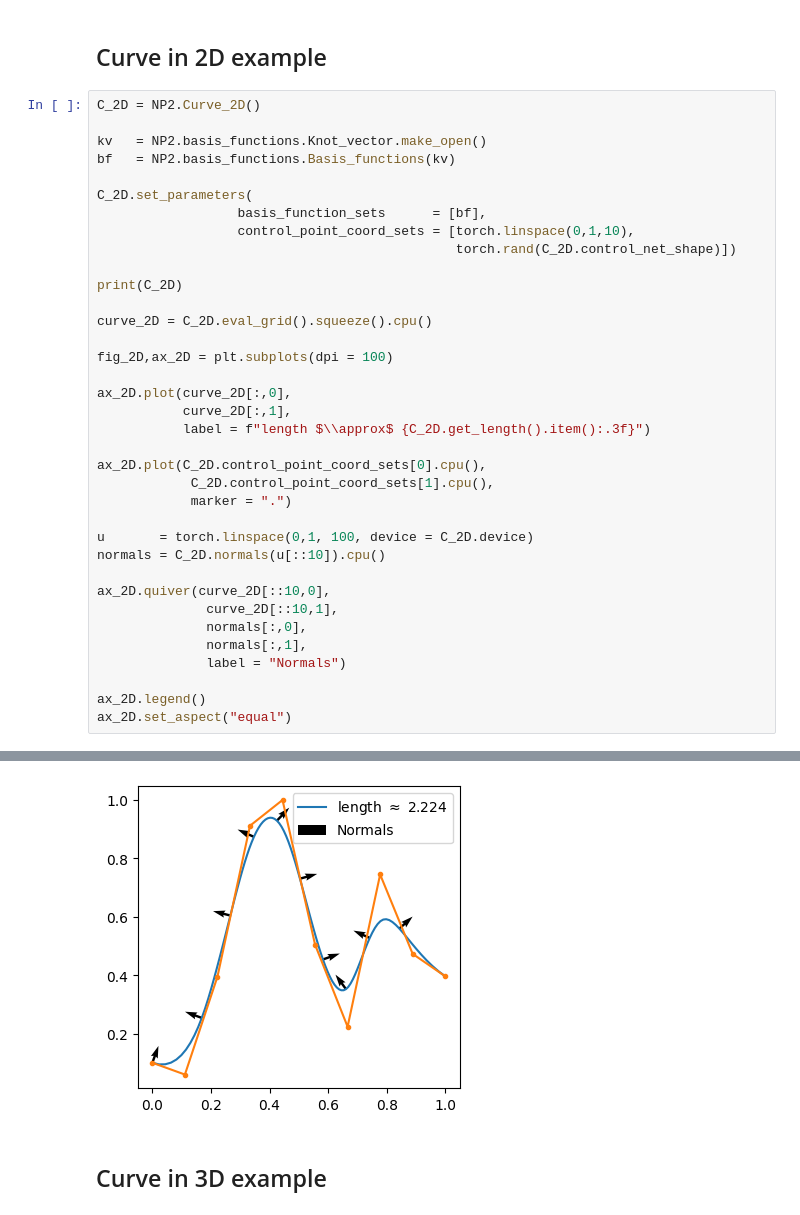
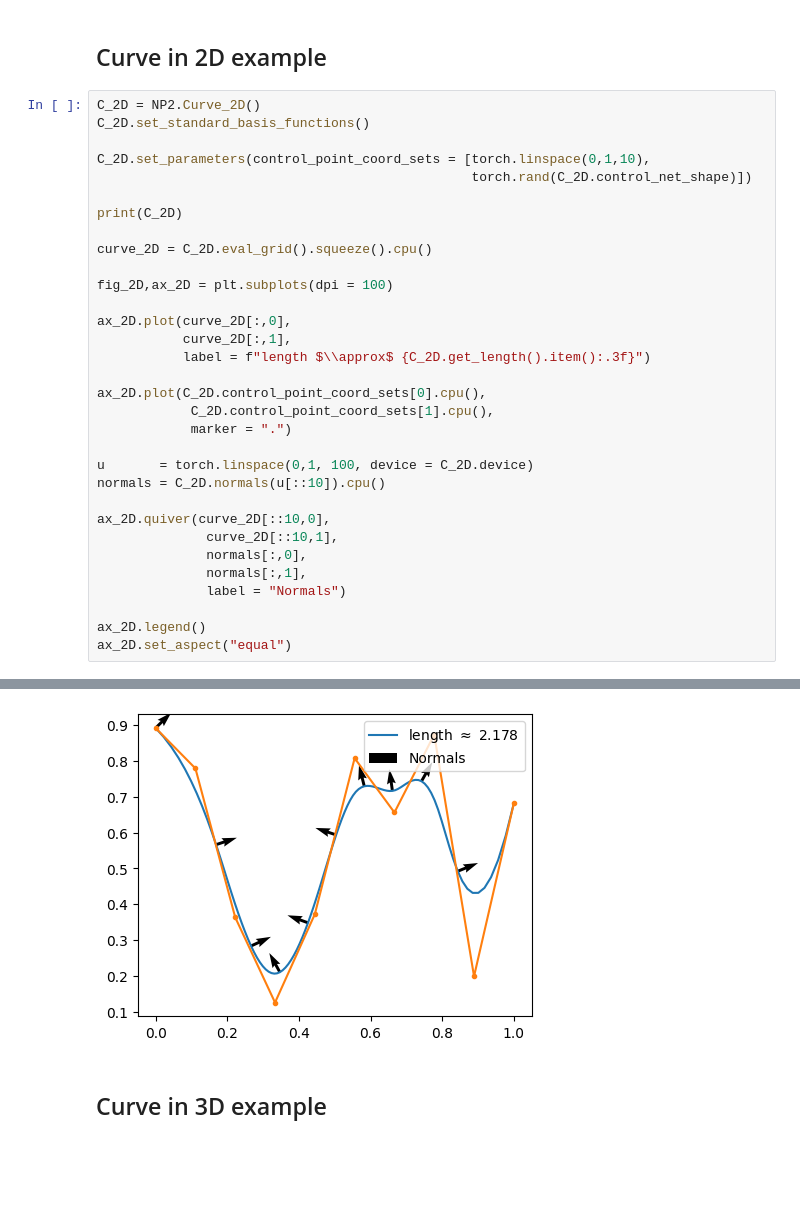
Before and after one commit to SouthEndMusic/NURBS_PyTorch, a Jupyter notebook: Examples_simple.ipynb, the cells around one changed output, grey strips where cells are left out. Drawn from its saved outputs; the diff is of its cells as text; blank space fills up the shorter version.

```diff
--- a/Examples_simple.ipynb
+++ b/Examples_simple.ipynb
@@ -9,14 +9,10 @@ import matplotlib.pyplot as plt
 ## Curve in 2D example
 # %%
 C_2D = NP2.Curve_2D()
+C_2D.set_standard_basis_functions()
 
-kv   = NP2.basis_functions.Knot_vector.make_open()
-bf   = NP2.basis_functions.Basis_functions(kv)
-
-C_2D.set_parameters(
-                  basis_function_sets      = [bf],
-                  control_point_coord_sets = [torch.linspace(0,1,10),
-                                              torch.rand(C_2D.control_net_shape)])
+C_2D.set_parameters(control_point_coord_sets = [torch.linspace(0,1,10),
+                                                torch.rand(C_2D.control_net_shape)])
 
 print(C_2D)
 
@@ -33,34 +29,34 @@ ax_2D.plot(C_2D.control_point_coord_sets[0].cpu(),
             marker = ".")
 
 u       = torch.linspace(0,1, 100, device = C_2D.device)
 normals = C_2D.normals(u[::10]).cpu()
 
 ax_2D.quiver(curve_2D[::10,0],
               curve_2D[::10,1],
               normals[:,0],
               normals[:,1],
               label = "Normals")
 
 ax_2D.legend()
 ax_2D.set_aspect("equal")
 # %% [output]
 curve_2D(
         n_inputs = 1,
         n_outputs = 2,
         include_weights = False,
         control_net_shape = (10,),
         basis_functions (dim 0) = basis_functions(
                 degree = 3,
                 knot_vector = knot_vector(
                         knots = tensor([0.0000, 0.1429, 0.2857, 0.4286, 0.5714, 0.7143, 0.8571, 1.0000],
                                device='cuda:0'),
                         multiplicities = tensor([4, 1, 1, 1, 1, 1, 1, 4], device='cuda:0', dtype=torch.int32),
                         open = True,
                         equispaced = True
                 )
         )
 )
-[figure, old version]
+[figure, new version]
 # %% [markdown]
 ## Curve in 3D example
 # %%
```
Also changed, not shown: parts of 8 cells of this notebook, 4 other files.
